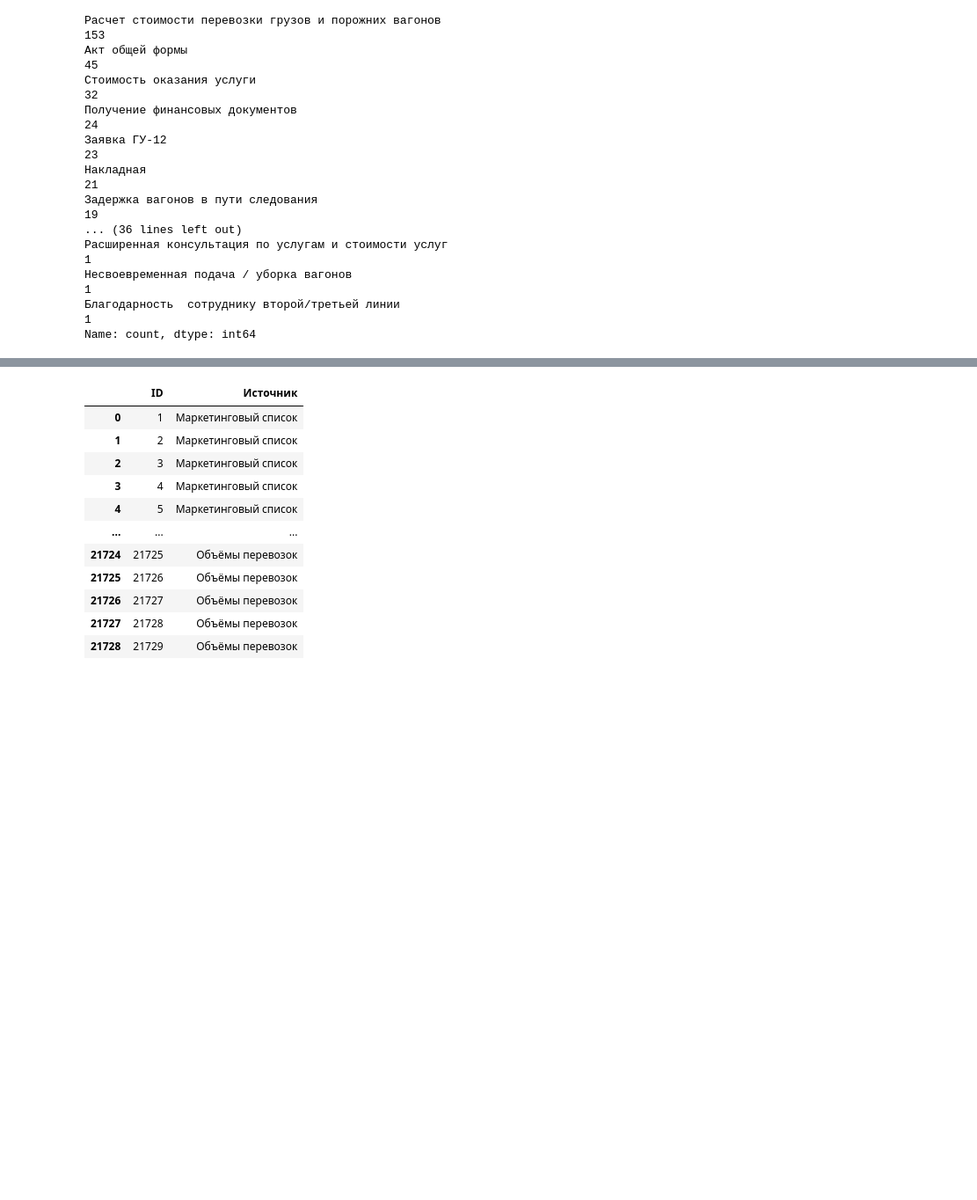
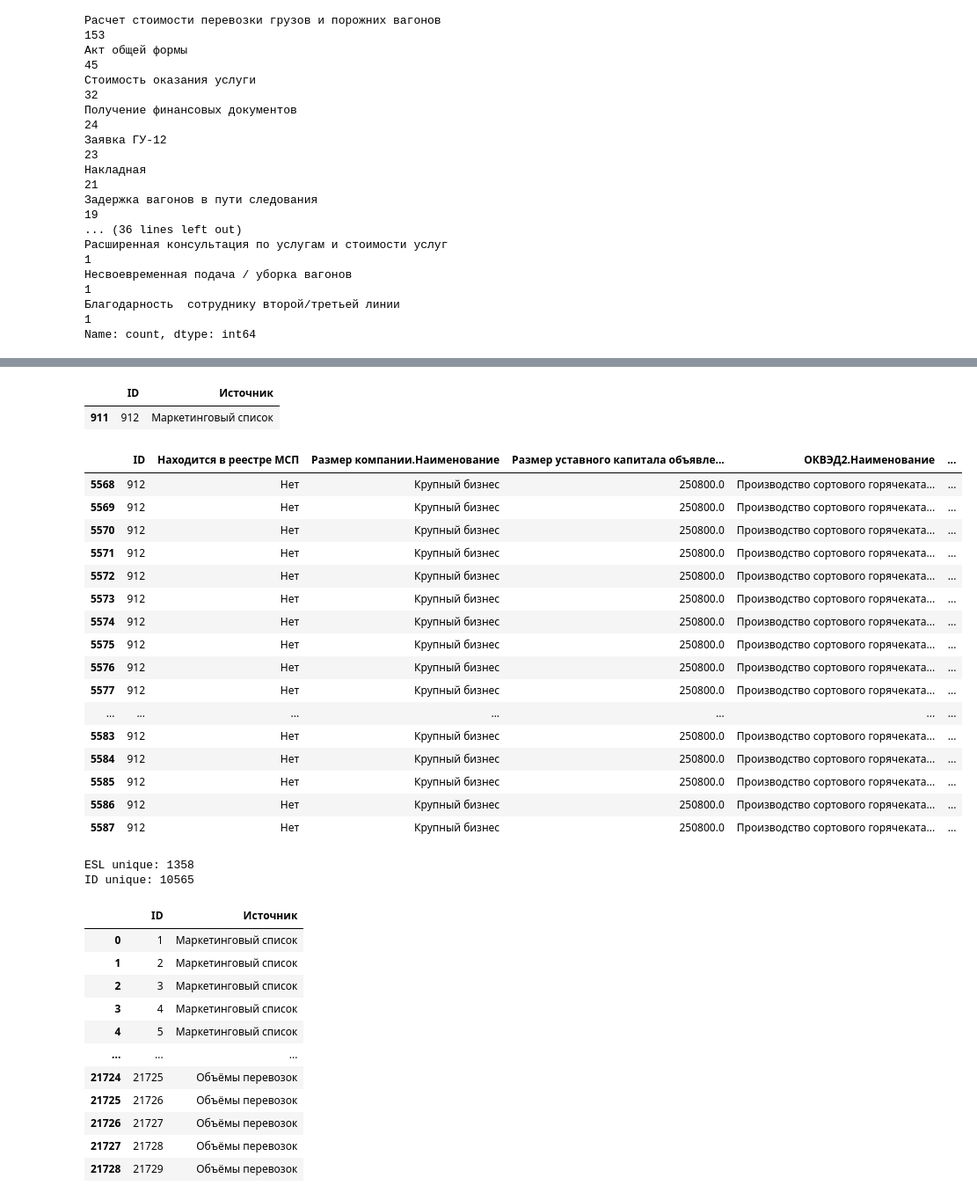
Before and after one commit to DIMFLIX-Hackathons/ClientGuardian, a Jupyter notebook: src/ClientGuardian/RZD.ipynb, the cells around one changed output, grey strips where cells are left out. Shown at 88% size. Drawn from its saved outputs; the diff is of its cells as text; code cells hidden in the pictures; blank space fills up the shorter version.

```diff
--- a/src/ClientGuardian/RZD.ipynb
+++ b/src/ClientGuardian/RZD.ipynb
@@ -87,9 +89,10 @@ for n, df in enumerate([data4, data5, data6, data7, data8, data9, data10, data11
 Кол-во значений NaN по признаку "Госконтракты.Контракт" в датасете: 1036 из 15697
 Кол-во значений NaN по признаку "Госконтракты.Тип контракта" в датасете: 1035 из 15697
 # %%
-
 # Объединение всех записей в один датасет
-data_concatenated = pd.concat([data4, data5, data6, data7, data8, data9, data10, data11], axis=0)
+market_lists_data = pd.concat(
+    [data4, data5, data6, data7, data8, data9, data10, data11], axis=0
+)
 # %%
 
 # Проверка пустых значений в объединенном датасете
@@ -288,2 +272,36 @@ data1
+# %%
+data[ data['ID']==912 ]
+# %% [output]
+|  | ID | Источник |
+| 911 | 912 | Маркетинговый список |
+# %%
+market_lists_data[ market_lists_data['ID']==912 ]
+# %% [output]
+|  | ID | Находится в реестре МСП | Размер компании.Наименование | Размер уставного капитала объявле... | ОКВЭД2.Наименование | ... |
+| 5568 | 912 | Нет | Крупный бизнес | 250800.0 | Производство сортового горячеката... | ... |
+| 5569 | 912 | Нет | Крупный бизнес | 250800.0 | Производство сортового горячеката... | ... |
+| 5570 | 912 | Нет | Крупный бизнес | 250800.0 | Производство сортового горячеката... | ... |
+| 5571 | 912 | Нет | Крупный бизнес | 250800.0 | Производство сортового горячеката... | ... |
+| 5572 | 912 | Нет | Крупный бизнес | 250800.0 | Производство сортового горячеката... | ... |
+| 5573 | 912 | Нет | Крупный бизнес | 250800.0 | Производство сортового горячеката... | ... |
+| 5574 | 912 | Нет | Крупный бизнес | 250800.0 | Производство сортового горячеката... | ... |
+| 5575 | 912 | Нет | Крупный бизнес | 250800.0 | Производство сортового горячеката... | ... |
+| 5576 | 912 | Нет | Крупный бизнес | 250800.0 | Производство сортового горячеката... | ... |
+| 5577 | 912 | Нет | Крупный бизнес | 250800.0 | Производство сортового горячеката... | ... |
+| ... | ... | ... | ... | ... | ... | ... |
+| 5583 | 912 | Нет | Крупный бизнес | 250800.0 | Производство сортового горячеката... | ... |
+| 5584 | 912 | Нет | Крупный бизнес | 250800.0 | Производство сортового горячеката... | ... |
+| 5585 | 912 | Нет | Крупный бизнес | 250800.0 | Производство сортового горячеката... | ... |
+| 5586 | 912 | Нет | Крупный бизнес | 250800.0 | Производство сортового горячеката... | ... |
+| 5587 | 912 | Нет | Крупный бизнес | 250800.0 | Производство сортового горячеката... | ... |
+# %%
+
+print(
+    'ESL unique:', market_lists_data['ЕЛС действующий'].nunique(),
+    '\nID unique:', market_lists_data['ID'].nunique()
+)
+# %% [output]
+ESL unique: 1358
+ID unique: 10565
 # %%
 
```
Also changed, not shown: parts of 29 cells of this notebook, 1 other file.
